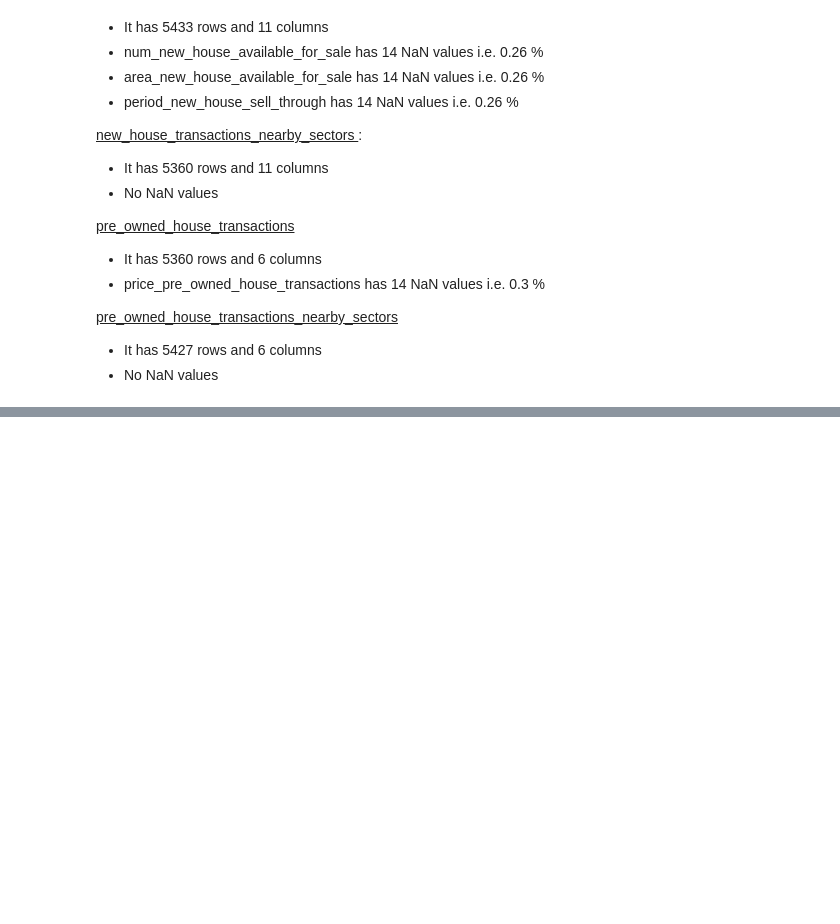
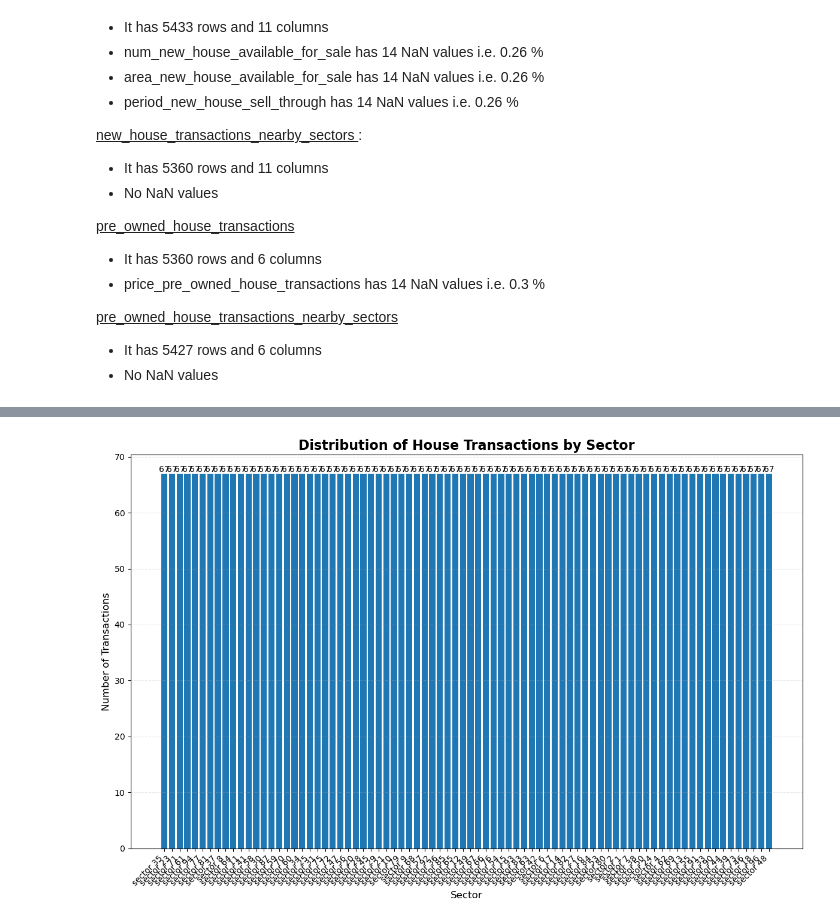
Before and after one commit to dkroy1746/kaggle_china_real_estate, a Jupyter notebook: first_visual_data.ipynb, the cells around one changed output, grey strips where cells are left out. Cells and saved outputs as stored; diff of their text form; code cells hidden in the pictures; blank space fills up the shorter version.

```diff
--- a/first_visual_data.ipynb
+++ b/first_visual_data.ipynb
@@ -109,0 +154,27 @@ price_pre_owned_house_transactions_nearby_sectors has 0 NaN values i.e. 0.0 %
+# %%
+sector_counts = pre_owned_house_transactions['sector'].value_counts()
+
+# Create the histogram (bar chart for categorical data)
+plt.figure(figsize=(12, 8))
+bars = plt.bar(sector_counts.index, sector_counts.values)
+
+# Customize the plot
+plt.title('Distribution of House Transactions by Sector', fontsize=16, fontweight='bold')
+plt.xlabel('Sector', fontsize=12)
+plt.ylabel('Number of Transactions', fontsize=12)
+
+# Rotate x-axis labels for better readability
+plt.xticks(rotation=45, ha='right')
+
+# Add value labels on top of each bar
+for bar in bars:
+    height = bar.get_height()
+    plt.text(bar.get_x() + bar.get_width()/2., height,
+             f'{int(height)}',
+             ha='center', va='bottom', fontsize=10)
+
+# Adjust layout to prevent label cutoff
+plt.tight_layout()
+plt.grid(axis='y', alpha=0.3, linestyle='--')
+# %% [output]
+[figure, added]
```
Also changed, not shown: parts of 8 cells of this notebook.
